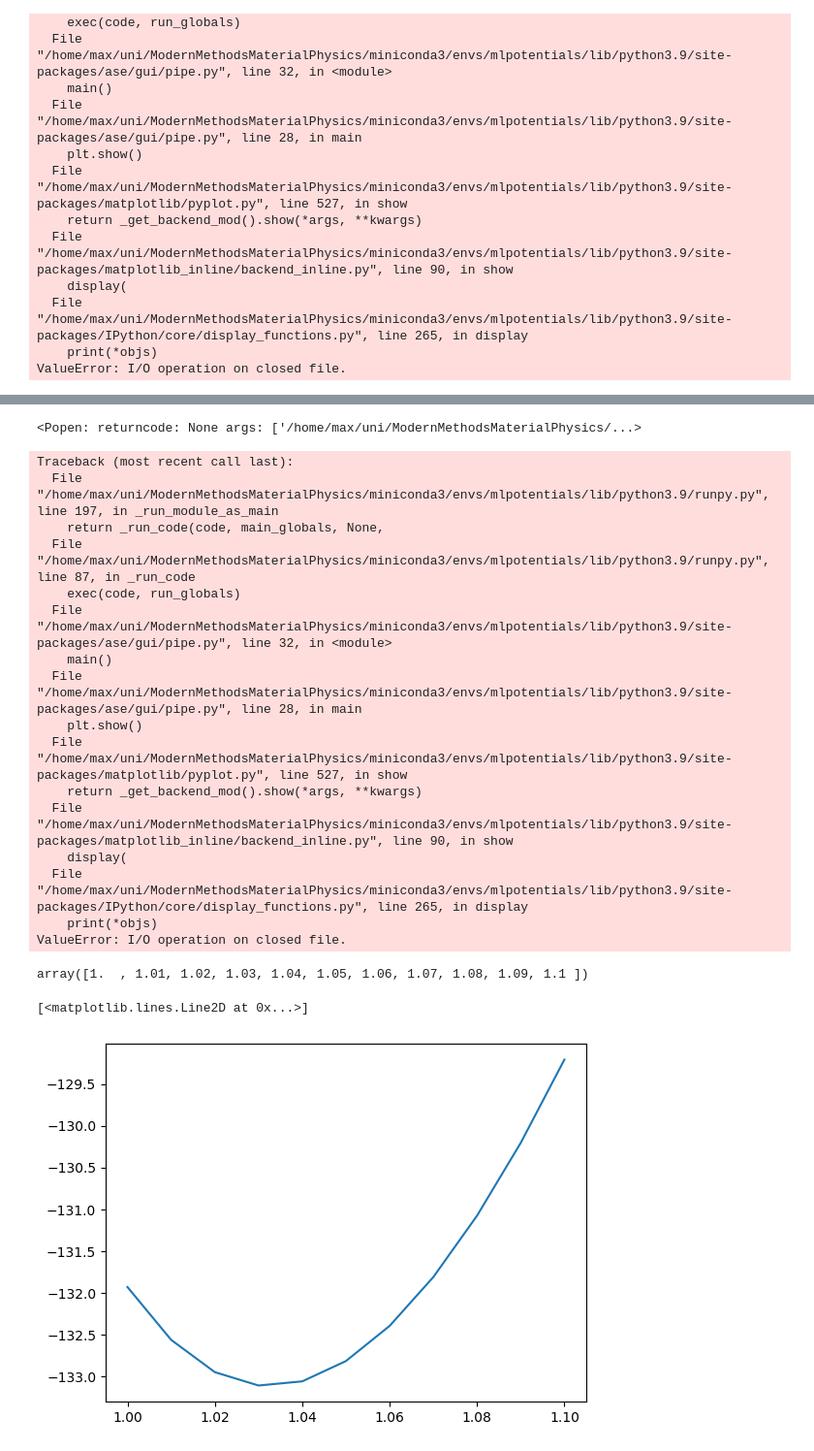
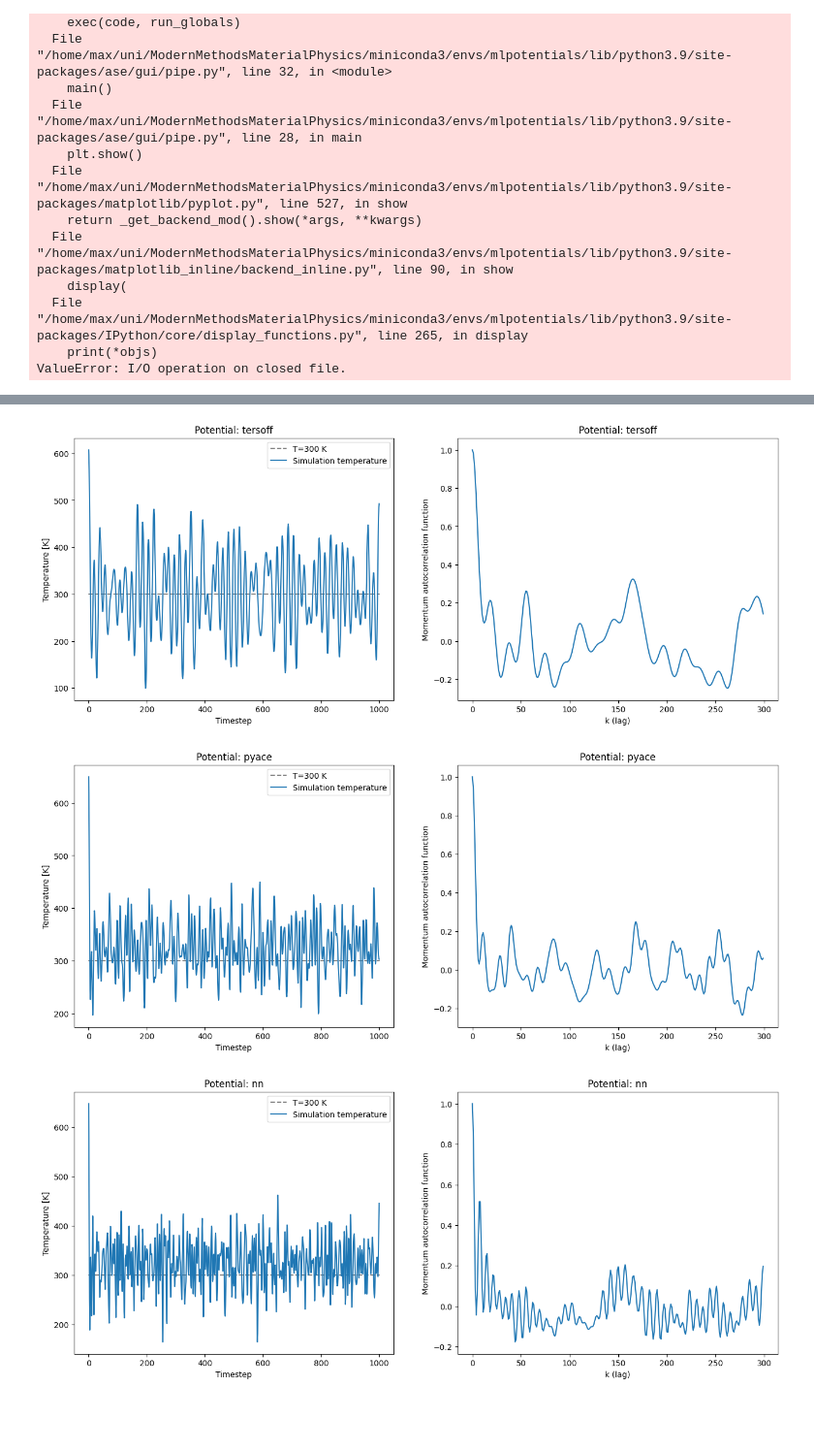
Before and after one commit to MaxNeg8/Simulating-irradiation-stability-of-2D-materials, a Jupyter notebook: Simulating irradiation stability of 2D materials.ipynb, the cells around one changed output, grey strips where cells are left out. Shown at 97% size. Saved outputs shown, nothing was run; the diff lists cells and outputs as text; code cells hidden in the pictures; blank space fills up the shorter version.

Commit message:
Added autocorrelation function and tests on the different potentials to determine the ideal propagation time

```diff
--- a/Simulating irradiation stability of 2D materials.ipynb
+++ b/Simulating irradiation stability of 2D materials.ipynb
@@ -230,6 +230,9 @@ for i, item in enumerate(potentials.items()):
 [figure]
 [figure]
 [figure]
+# %%
+TIMESTEPS = {tersoff: 0.4, pyace: 1.2, nn: 1.6}
+SIZES = {tersoff: (3, 3, 1), pyace: (6, 6, 1), nn: (5, 5, 1)}
 # %%
 traj = Trajectory(f"trajectories_final_1/pyace_22.4.traj")
 view(traj)
@@ -269,7 +272,7 @@ def determine_scaling_factors(calcs : list) -> dict:
 
     """
     factors = np.arange(0.8,1.2,0.001)
-
+    atoms = get_atoms(size=(6, 6, 1))
     scaling_factors = {}
 
     for calc in calcs:
@@ -382,2 +453,7 @@ def plot_temperature(traj : Trajectory, const=None) -> None:
 # %%
-equil_tersoff, traj_equil_tersoff = generate_equilibrated_system(size=(6, 6, 1), T=300, n_equilibration=3000, timestep=0.4, calc=tersoff, scaling_factors=scaling_factors, out_trajectory=True, NVT=False)
+# Determining n_steps to simulate in order to avoid correlations
+
+autocorrelation_test_potentials = {"tersoff": tersoff, "pyace": pyace, "nn": nn}
+
+for name, calc in autocorrelation_test_potentials.items():
+    equil_test = generate_equilibrated_system(size=SIZES[calc], T=300, n_equilibration=1000, timestep=TIMESTEPS[calc], calc=calc, scaling_factors=scaling_factors, out_trajectory=True, NVT=False, filename=f"trajectories_correlations/{name}.traj")
@@ -388,20 +459,0 @@ plot_temperature(traj_equil_tersoff, 300)
-# %%
-view(traj_equil_tersoff)
-# %% [output]
-<Popen: returncode: None args: ['/home/max/uni/ModernMethodsMaterialPhysics/...>
-Traceback (most recent call last):
-  File "/home/max/uni/ModernMethodsMaterialPhysics/miniconda3/envs/mlpotentials/lib/python3.9/runpy.py", line 197, in _run_module_as_main
-    return _run_code(code, main_globals, None,
-  File "/home/max/uni/ModernMethodsMaterialPhysics/miniconda3/envs/mlpotentials/lib/python3.9/runpy.py", line 87, in _run_code
-    exec(code, run_globals)
-  File "/home/max/uni/ModernMethodsMaterialPhysics/miniconda3/envs/mlpotentials/lib/python3.9/site-packages/ase/gui/pipe.py", line 32, in <module>
-    main()
-  File "/home/max/uni/ModernMethodsMaterialPhysics/miniconda3/envs/mlpotentials/lib/python3.9/site-packages/ase/gui/pipe.py", line 28, in main
-    plt.show()
-  File "/home/max/uni/ModernMethodsMaterialPhysics/miniconda3/envs/mlpotentials/lib/python3.9/site-packages/matplotlib/pyplot.py", line 527, in show
-    return _get_backend_mod().show(*args, **kwargs)
-  File "/home/max/uni/ModernMethodsMaterialPhysics/miniconda3/envs/mlpotentials/lib/python3.9/site-packages/matplotlib_inline/backend_inline.py", line 90, in show
-    display(
-  File "/home/max/uni/ModernMethodsMaterialPhysics/miniconda3/envs/mlpotentials/lib/python3.9/site-packages/IPython/core/display_functions.py", line 265, in display
-    print(*objs)
-ValueError: I/O operation on closed file.
@@ -419,9 +460,33 @@ for x in sca:
-# %%
-sca
-# %% [output]
-array([1.  , 1.01, 1.02, 1.03, 1.04, 1.05, 1.06, 1.07, 1.08, 1.09, 1.1 ])
-# %%
-plt.plot(sca, ene)
-# %% [output]
-[<matplotlib.lines.Line2D at 0x...>]
-[figure, removed]
+# %%
+# Plot the results
+
+for name, calc in autocorrelation_test_potentials.items():
+    traj_equil_test = Trajectory(f"trajectories_correlations/{name}.traj")
+
+    fig, ax = plt.subplots(1, 2, figsize=(16, 6))
+
+    temp = np.zeros(len(traj_equil_test))
+    for i in range(len(traj_equil_test)):
+        temp[i] = traj_equil_test[i].get_temperature()
+
+    ax[0].hlines(300, 0, len(traj_equil_test), ls="--", color="gray", label="T=300 K")
+    ax[0].plot(temp, label="Simulation temperature")
+
+    ax[0].legend()
+
+    ax[0].set_xlabel("Timestep")
+    ax[0].set_ylabel("Temperature [K]")
+
+    ax[1].plot(autocorrelate_momentum(traj_equil_test)[:300]) # Plot autocorrelation function up to k = 100 to avoid finite size effects
+
+    ax[1].set_xlabel("k (lag)")
+    ax[1].set_ylabel("Momentum autocorrelation function")
+
+    ax[0].set_title(f"Potential: {name}")
+    ax[1].set_title(f"Potential: {name}")
+
+    plt.show()
+# %% [output]
+[figure, added]
+[figure, added]
+[figure, added]
```
Also changed, not shown: parts of 5 cells of this notebook, 3 other files.
